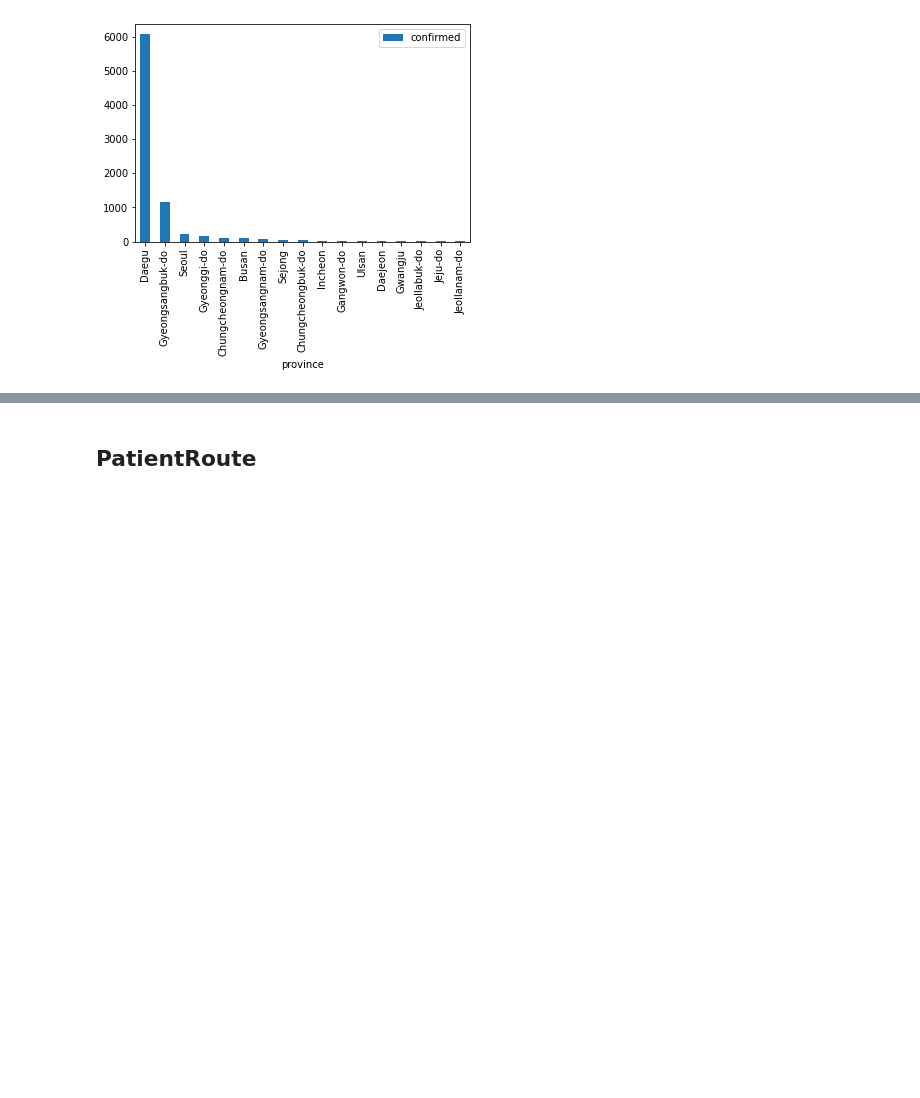
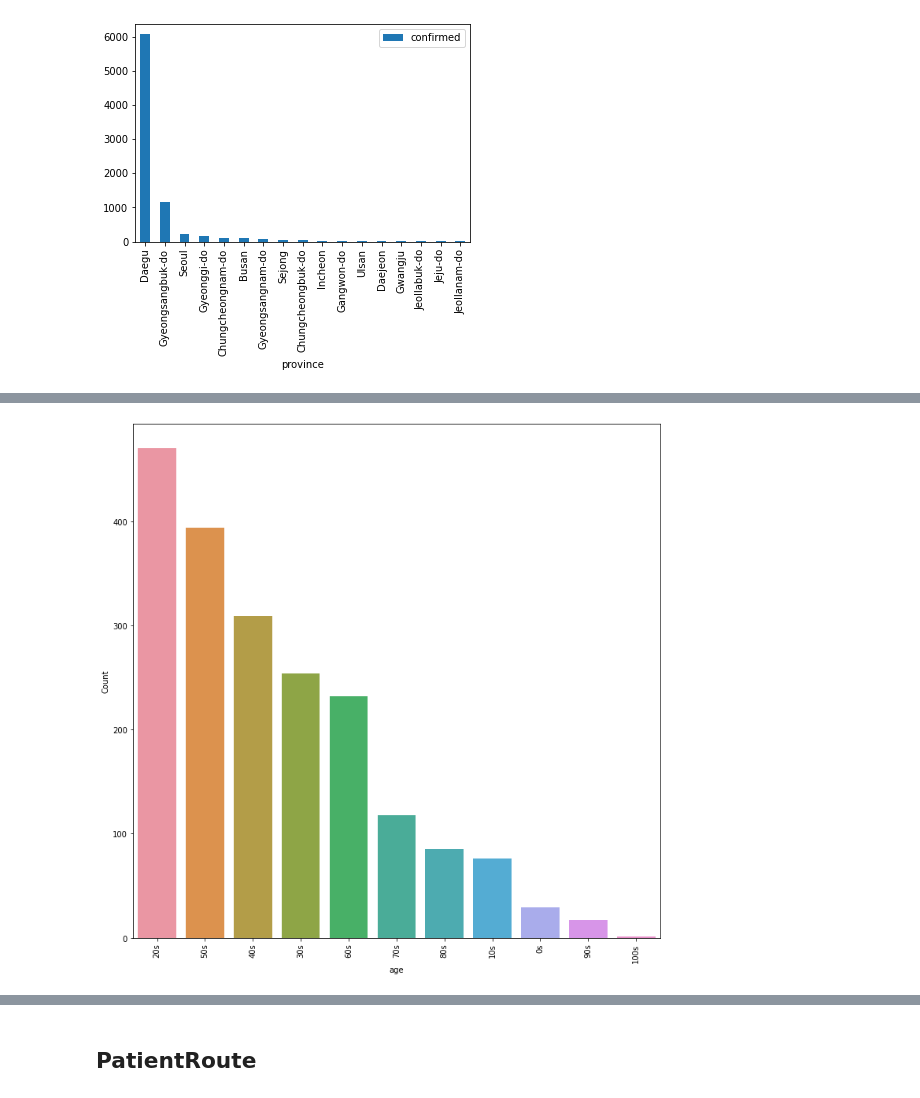
Before and after one commit to hodurie/Kaggle_Challenge, a Jupyter notebook: Covid19/Covid19.ipynb, the cells around one changed output, grey strips where cells are left out. Cells and saved outputs as stored; diff of their text form; code cells hidden in the pictures; blank space fills up the shorter version.

```diff
--- a/Covid19/Covid19.ipynb
+++ b/Covid19/Covid19.ipynb
@@ -70,0 +192,4 @@ array(['Seoul', 'Busan', 'Daegu', 'Gwangju', 'Incheon', 'Daejeon',
+# %%
+make_bar(PatientInfo, 'age', 'patient_id')
+# %% [output]
+[figure, added]
```
Also changed, not shown: parts of 24 cells of this notebook.
